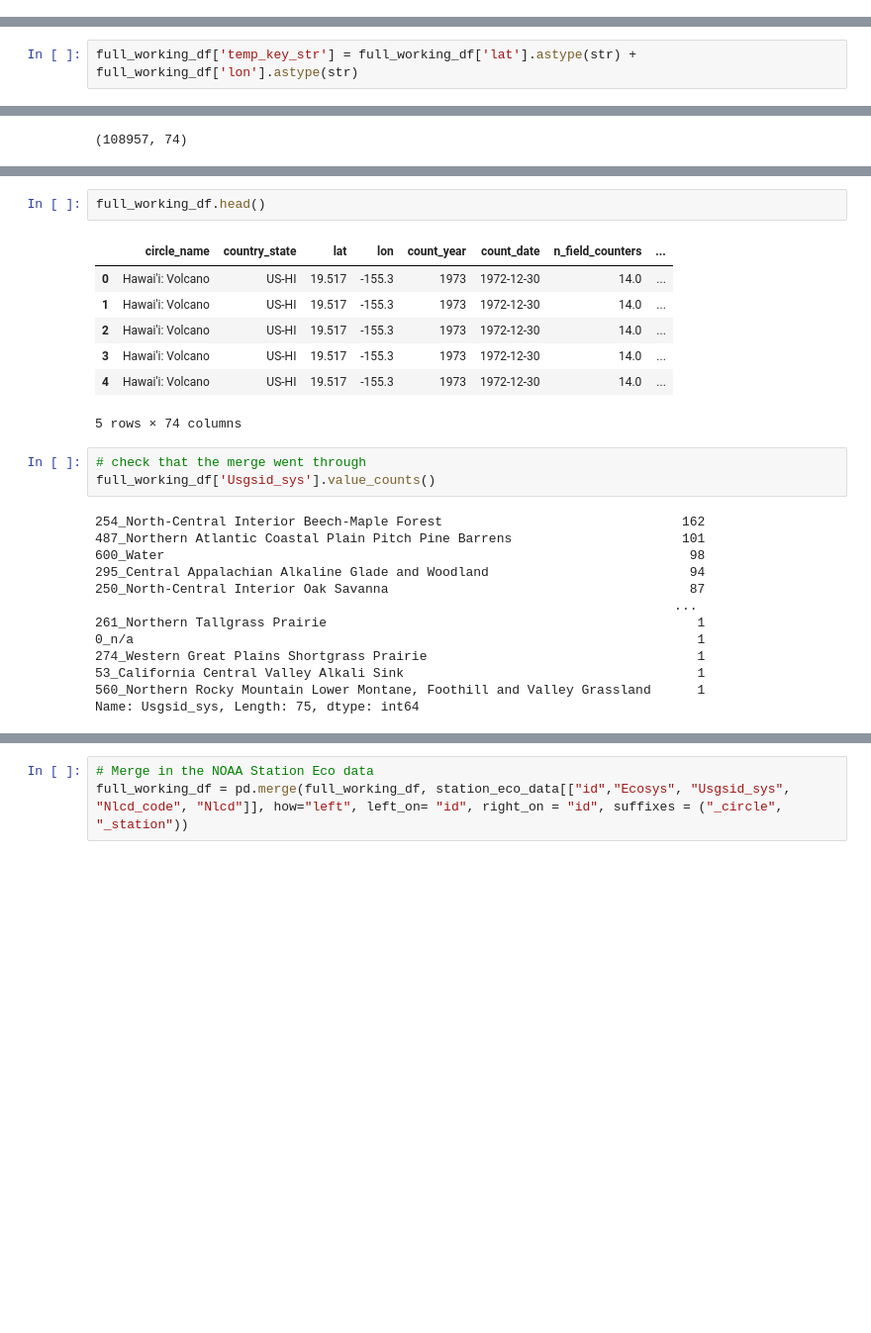
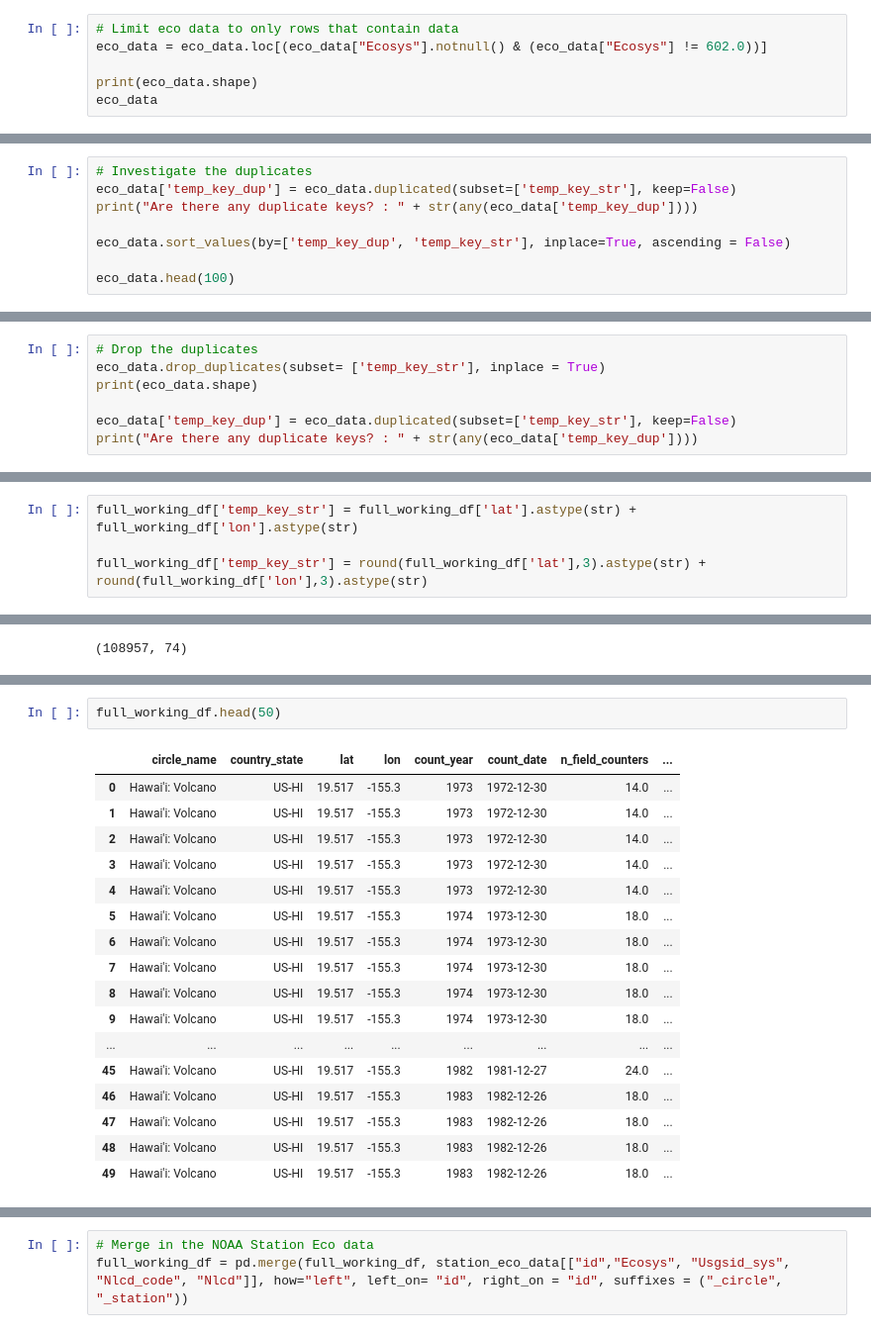
Before and after one commit to DataKind-DC/audubon-cbc, a Jupyter notebook: notebooks/1.3-rec-connecting-fips-ecosystem-data.ipynb, the cells around one changed output, grey strips where cells are left out. Shown at 99% size. Drawn from its saved outputs; the diff is of its cells as text; blank space fills up the shorter version.

Commit message:
#Fixed Merge Error with ecosystem data

```diff
--- a/notebooks/1.3-rec-connecting-fips-ecosystem-data.ipynb
+++ b/notebooks/1.3-rec-connecting-fips-ecosystem-data.ipynb
@@ -251,0 +304,6 @@ eco_data = eco_data[["lat","lon","Ecosys", "Usgsid_sys", "Nlcd_code", "Nlcd"]]
+# %%
+# Limit eco data to only rows that contain data
+eco_data = eco_data.loc[(eco_data["Ecosys"].notnull() & (eco_data["Ecosys"] != 602.0))]
+
+print(eco_data.shape)
+eco_data
@@ -251,0 +325,8 @@ eco_data = eco_data[["lat","lon","Ecosys", "Usgsid_sys", "Nlcd_code", "Nlcd"]]
+# %%
+# Investigate the duplicates
+eco_data['temp_key_dup'] = eco_data.duplicated(subset=['temp_key_str'], keep=False)
+print("Are there any duplicate keys? : " + str(any(eco_data['temp_key_dup'])))
+
+eco_data.sort_values(by=['temp_key_dup', 'temp_key_str'], inplace=True, ascending = False)
+
+eco_data.head(100)
@@ -251,0 +352,7 @@ eco_data = eco_data[["lat","lon","Ecosys", "Usgsid_sys", "Nlcd_code", "Nlcd"]]
+# %%
+# Drop the duplicates
+eco_data.drop_duplicates(subset= ['temp_key_str'], inplace = True)
+print(eco_data.shape)
+
+eco_data['temp_key_dup'] = eco_data.duplicated(subset=['temp_key_str'], keep=False)
+print("Are there any duplicate keys? : " + str(any(eco_data['temp_key_dup'])))
@@ -309,3 +406,5 @@ full_working_df.shape
 (108957, 67)
 # %%
 full_working_df['temp_key_str'] = full_working_df['lat'].astype(str) + full_working_df['lon'].astype(str)
+
+full_working_df['temp_key_str'] = round(full_working_df['lat'],3).astype(str) + round(full_working_df['lon'],3).astype(str)
@@ -330,26 +460,20 @@ full_working_df.shape
 # %%
-full_working_df.head()
+full_working_df.head(50)
 # %% [output]
 |  | circle_name | country_state | lat | lon | count_year | count_date | n_field_counters | ... |
 | 0 | Hawai'i: Volcano | US-HI | 19.517 | -155.3 | 1973 | 1972-12-30 | 14.0 | ... |
 | 1 | Hawai'i: Volcano | US-HI | 19.517 | -155.3 | 1973 | 1972-12-30 | 14.0 | ... |
 | 2 | Hawai'i: Volcano | US-HI | 19.517 | -155.3 | 1973 | 1972-12-30 | 14.0 | ... |
 | 3 | Hawai'i: Volcano | US-HI | 19.517 | -155.3 | 1973 | 1972-12-30 | 14.0 | ... |
 | 4 | Hawai'i: Volcano | US-HI | 19.517 | -155.3 | 1973 | 1972-12-30 | 14.0 | ... |
+| 5 | Hawai'i: Volcano | US-HI | 19.517 | -155.3 | 1974 | 1973-12-30 | 18.0 | ... |
+| 6 | Hawai'i: Volcano | US-HI | 19.517 | -155.3 | 1974 | 1973-12-30 | 18.0 | ... |
+| 7 | Hawai'i: Volcano | US-HI | 19.517 | -155.3 | 1974 | 1973-12-30 | 18.0 | ... |
+| 8 | Hawai'i: Volcano | US-HI | 19.517 | -155.3 | 1974 | 1973-12-30 | 18.0 | ... |
+| 9 | Hawai'i: Volcano | US-HI | 19.517 | -155.3 | 1974 | 1973-12-30 | 18.0 | ... |
+| ... | ... | ... | ... | ... | ... | ... | ... | ... |
+| 45 | Hawai'i: Volcano | US-HI | 19.517 | -155.3 | 1982 | 1981-12-27 | 24.0 | ... |
+| 46 | Hawai'i: Volcano | US-HI | 19.517 | -155.3 | 1983 | 1982-12-26 | 18.0 | ... |
+| 47 | Hawai'i: Volcano | US-HI | 19.517 | -155.3 | 1983 | 1982-12-26 | 18.0 | ... |
+| 48 | Hawai'i: Volcano | US-HI | 19.517 | -155.3 | 1983 | 1982-12-26 | 18.0 | ... |
+| 49 | Hawai'i: Volcano | US-HI | 19.517 | -155.3 | 1983 | 1982-12-26 | 18.0 | ... |
-5 rows × 74 columns
-# %%
-# check that the merge went through
-full_working_df['Usgsid_sys'].value_counts()
-# %% [output]
-254_North-Central Interior Beech-Maple Forest                               162
-487_Northern Atlantic Coastal Plain Pitch Pine Barrens                      101
-600_Water                                                                    98
-295_Central Appalachian Alkaline Glade and Woodland                          94
-250_North-Central Interior Oak Savanna                                       87
-                                                                           ...
-261_Northern Tallgrass Prairie                                                1
-0_n/a                                                                         1
-274_Western Great Plains Shortgrass Prairie                                   1
-53_California Central Valley Alkali Sink                                      1
-560_Northern Rocky Mountain Lower Montane, Foothill and Valley Grassland      1
-Name: Usgsid_sys, Length: 75, dtype: int64
```
Also changed, not shown: parts of 25 cells of this notebook, 2 other files.
